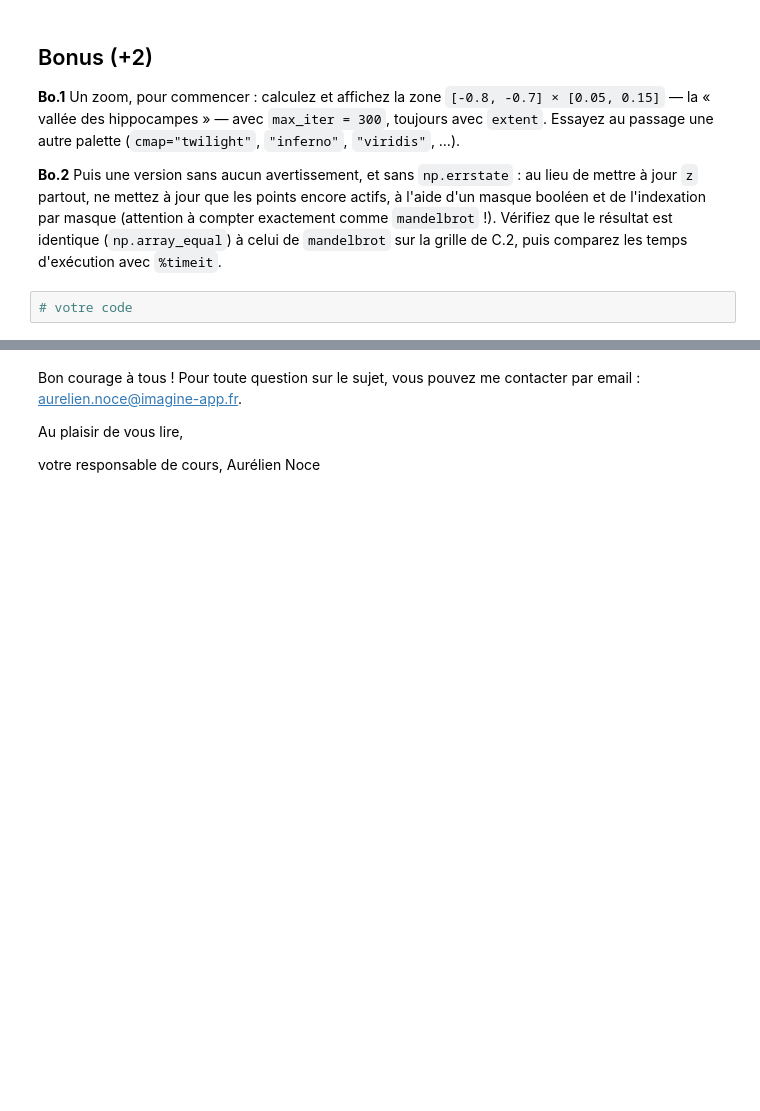
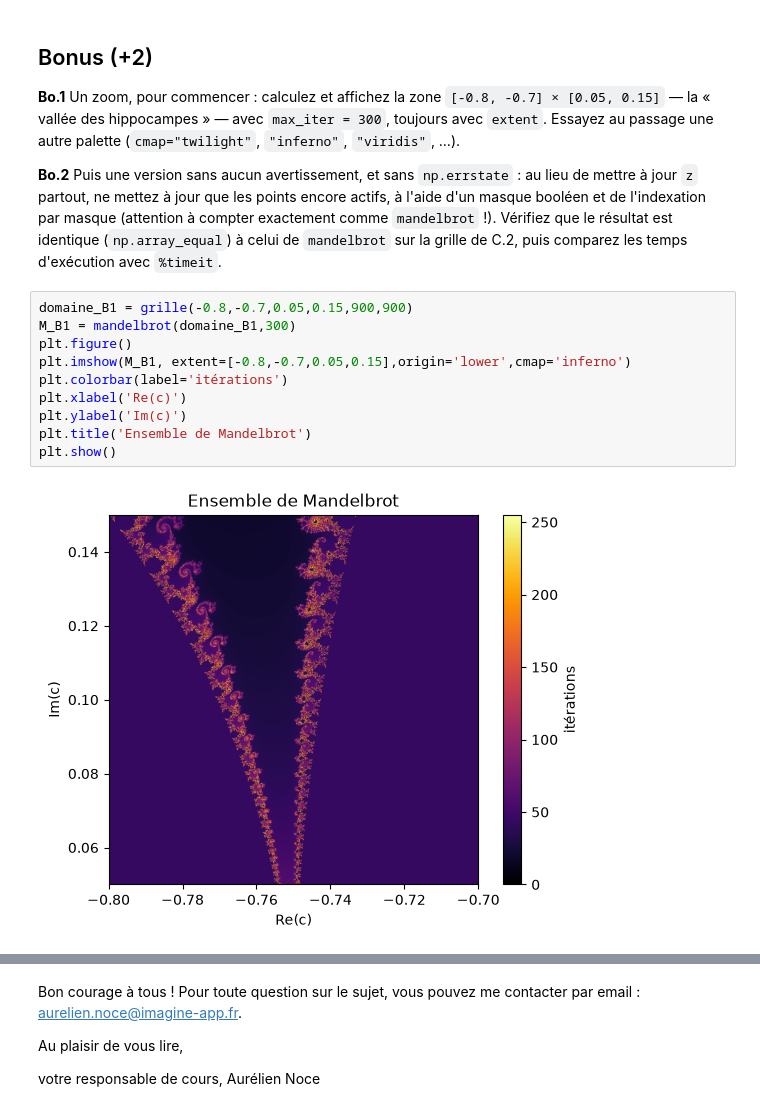
Before and after one commit to LucLesparre/pe-homework, a Jupyter notebook: D2/sujet.ipynb, the cells around one changed output, grey strips where cells are left out. Cells and saved outputs as stored; diff of their text form; blank space fills up the shorter version.

```diff
--- a/D2/sujet.ipynb
+++ b/D2/sujet.ipynb
@@ -350,4 +377,14 @@ print("ok")
 
 **Bo.2** Puis une version sans aucun avertissement, et sans `np.errstate` : au lieu de mettre à jour `z` partout, ne mettez à jour que les points encore actifs, à l'aide d'un masque booléen et de l'indexation par masque (attention à compter exactement comme `mandelbrot` !). Vérifiez que le résultat est identique (`np.array_equal`) à celui de `mandelbrot` sur la grille de C.2, puis comparez les temps d'exécution avec `%timeit`.
 # %%
-# votre code
+domaine_B1 = grille(-0.8,-0.7,0.05,0.15,900,900)
+M_B1 = mandelbrot(domaine_B1,300)
+plt.figure()
+plt.imshow(M_B1, extent=[-0.8,-0.7,0.05,0.15],origin='lower',cmap='inferno')
+plt.colorbar(label='itérations')
+plt.xlabel('Re(c)')
+plt.ylabel('Im(c)')
+plt.title('Ensemble de Mandelbrot')
+plt.show()
+# %% [output]
+[figure, added]
```
Also changed, not shown: parts of 15 cells of this notebook, 3 other files.
